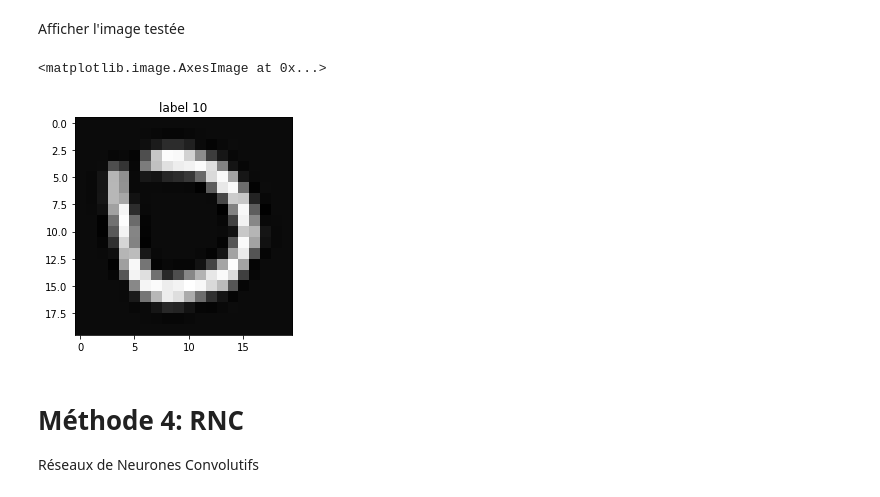
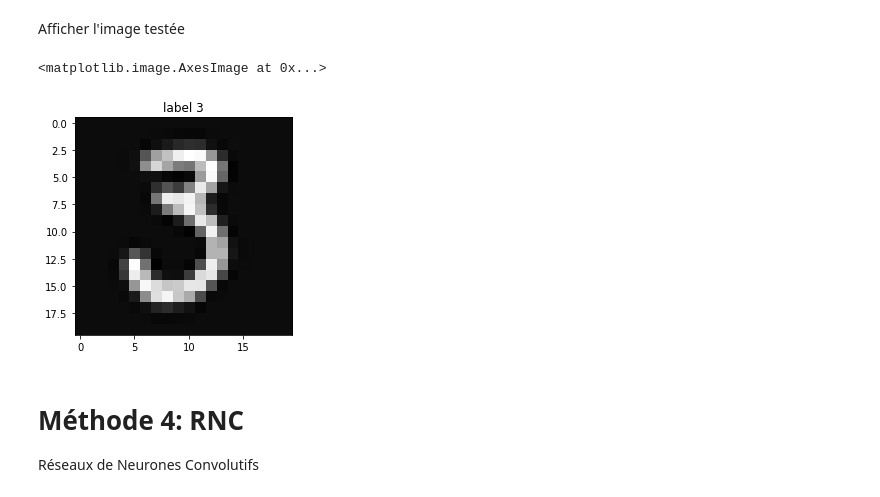
Before and after one commit to Biline-dev/IARN, a Jupyter notebook: TP1_IARN.ipynb, the cells around one changed output. Cells and saved outputs as stored; diff of their text form; code cells hidden in the pictures.

```diff
--- a/TP1_IARN.ipynb
+++ b/TP1_IARN.ipynb
@@ -49,6 +49,7 @@ X.shape
 # %%
 # étiquettes
 Y = np.genfromtxt('labels.csv', delimiter=',', dtype=int)
+Y = np.array([y if y != 10 else 0 for y in Y])
 Y.shape
 # %% [output]
 (5000,)
@@ -93,2 +141,4 @@ ttRatio=1/3
+# %%
+Xt, Xtt, Yt, Ytt = train_test_split(X, Y, random_state=0, test_size=ttRatio)
 # %% [markdown]
 # Méthode 0: K- Plus Proches Voisins
@@ -145,7 +238,6 @@ plt.imshow(a,cmap='gray')
 # Méthode 3: RN
 Réseaux de neurones Perceptron
 # %%
-model = MLPClassifier(solver='sgd', alpha=1e-5, hidden_layer_sizes=(25),max_iter=100000)
-Xt, Xtt, Yt, Ytt = train_test_split(X, Y, random_state=0, test_size=0.7)
+model = MLPClassifier(solver='sgd', alpha=1e-5, hidden_layer_sizes=(200),max_iter=10_000_000)
 model.fit(Xt, Yt)
 # %% [output]
@@ -174,13 +255,14 @@ array([[0.05657533, 0.03773264, 0.12948401, 0.13450567, 0.13047005,
 # %% [markdown]
 Afficher l'image testée
 # %%
+c = random.randint(Ytt.shape[0])
 a = Xtt[c,:].reshape((20, 20))
-a=np.transpose(a)
+a = np.transpose(a)
 plt.title('label '+ str(Ytt[c]))
 plt.imshow(a,cmap='gray')
 # %% [output]
 <matplotlib.image.AxesImage at 0x...>
-[figure, old version]
+[figure, new version]
 # %% [markdown]
 # Méthode 4: RNC
 Réseaux de Neurones Convolutifs
```
Also changed, not shown: parts of 29 cells of this notebook, 2 other files.
